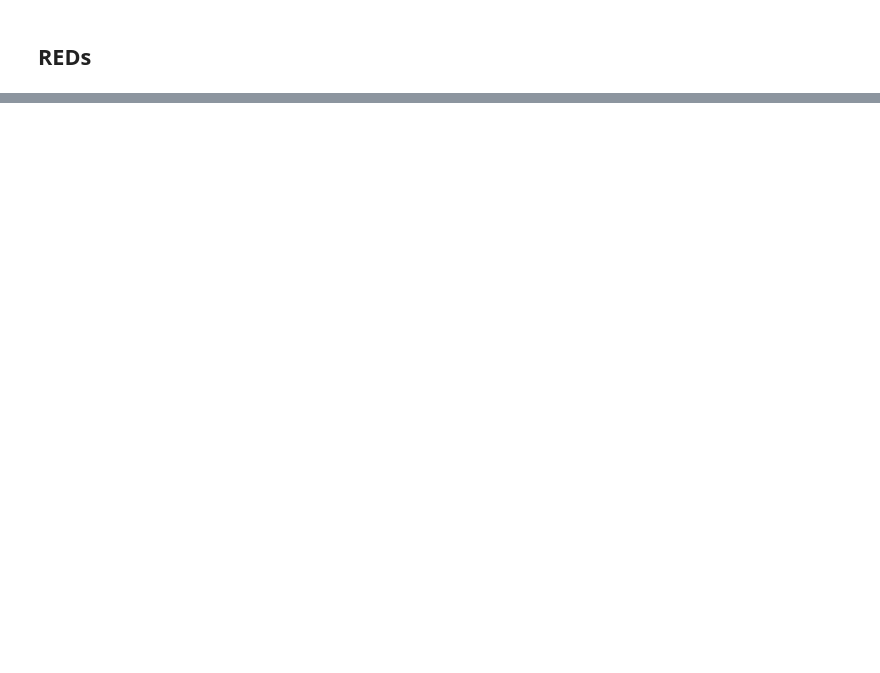
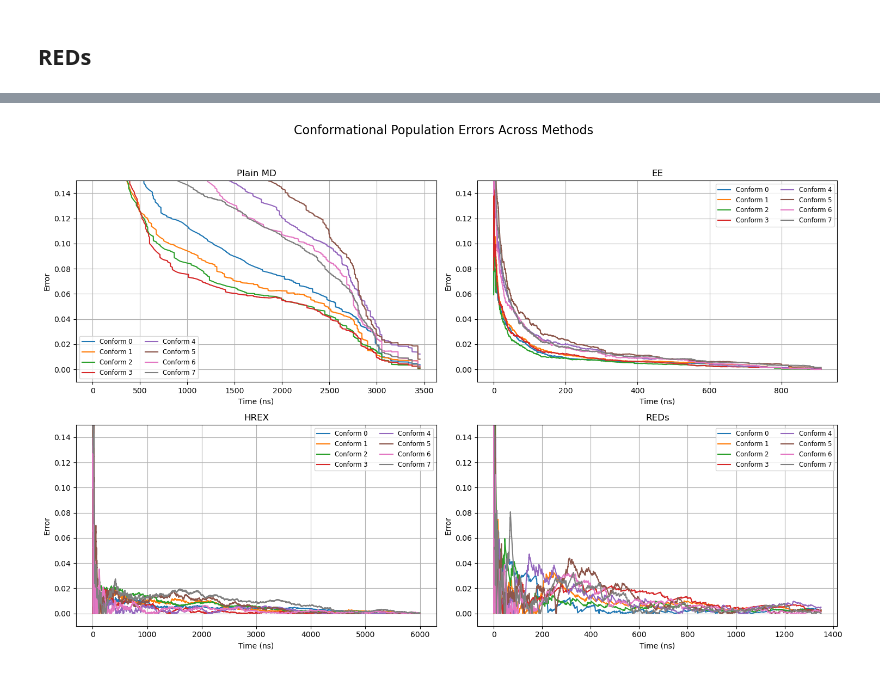
Before and after one commit to starwingc/peptoid_ESM, a Jupyter notebook: Analysis/error_over_time_8_conform.ipynb, the cells around one changed output, grey strips where cells are left out. Saved outputs shown, nothing was run; the diff lists cells and outputs as text; code cells hidden in the pictures; blank space fills up the shorter version.

```diff
--- a/Analysis/error_over_time_8_conform.ipynb
+++ b/Analysis/error_over_time_8_conform.ipynb
@@ -180,0 +213,74 @@ for thermo in range(thermo_num):  # Loop over 6 thermodynamic states
+# %%
+import matplotlib.pyplot as plt
+import numpy as np
+
+# Optional y-axis range
+use_ylim = True
+ylim_low = -0.01
+ylim_high = 0.15
+
+conform_num = 8
+
+# Create 2x2 subplot grid
+fig, axes = plt.subplots(2, 2, figsize=(15, 10))
+axes = axes.flatten()
+
+# -------- Plain MD --------
+ax = axes[0]
+T = plain_md_errors.shape[1]
+x = np.arange(T)
+dt_in_ns = 0.01
+for i in range(conform_num):
+    ax.plot(x * dt_in_ns, plain_md_errors[i], label=f"Conform {i}")
+ax.set_title("Plain MD")
+ax.set_xlabel("Time (ns)")
+ax.set_ylabel("Error")
+if use_ylim: ax.set_ylim(ylim_low, ylim_high)
+ax.grid(True)
+ax.legend(fontsize='small', ncol=2)
+
+# -------- EE --------
+ax = axes[1]
+dt_in_ns = 0.01
+x = np.arange(ee_errors.shape[1])
+for conform in range(conform_num):
+    ax.plot(x * dt_in_ns, ee_errors[conform, :], label=f"Conform {conform}")
+ax.set_title("EE")
+ax.set_xlabel("Time (ns)")
+ax.set_ylabel("Error")
+if use_ylim: ax.set_ylim(ylim_low, ylim_high)
+ax.grid(True)
+ax.legend(fontsize='small', ncol=2)
+
+# -------- HREX --------
+ax = axes[2]
+dt_in_ns = 0.01
+x = np.arange(hrex_errors.shape[2])
+for conform in range(conform_num):
+    ax.plot(x * dt_in_ns, hrex_errors[0, conform, :], label=f"Conform {conform}")
+ax.set_title("HREX")
+ax.set_xlabel("Time (ns)")
+ax.set_ylabel("Error")
+if use_ylim: ax.set_ylim(ylim_low, ylim_high)
+ax.grid(True)
+ax.legend(fontsize='small', ncol=2)
+
+# -------- REDs --------
+ax = axes[3]
+dt_in_ns = 0.004
+x = np.arange(reds_errors.shape[2])
+for conform in range(conform_num):
+    ax.plot(x * dt_in_ns, reds_errors[0, conform, :], label=f"Conform {conform}")
+ax.set_title("REDs")
+ax.set_xlabel("Time (ns)")
+ax.set_ylabel("Error")
+if use_ylim: ax.set_ylim(ylim_low, ylim_high)
+ax.grid(True)
+ax.legend(fontsize='small', ncol=2)
+
+plt.suptitle("Conformational Population Errors Across Methods", fontsize=16)
+plt.savefig("fig/error_over_time_all_8_conform_plot.pdf", format="pdf")
+plt.tight_layout(rect=[0, 0, 1, 0.95])
+plt.show()
+# %% [output]
+[figure, added]
```
Also changed, not shown: parts of 10 cells of this notebook, 8 other files.
